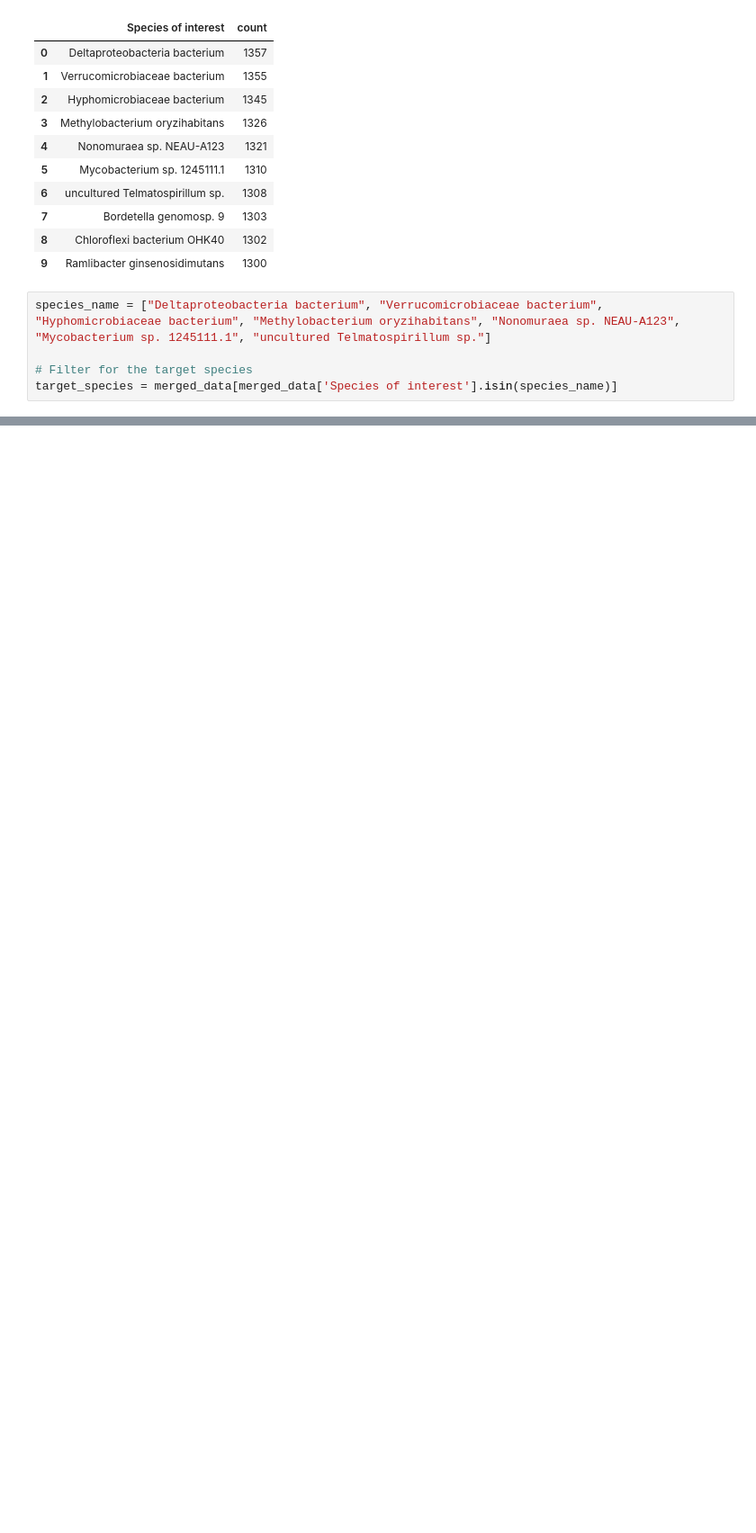
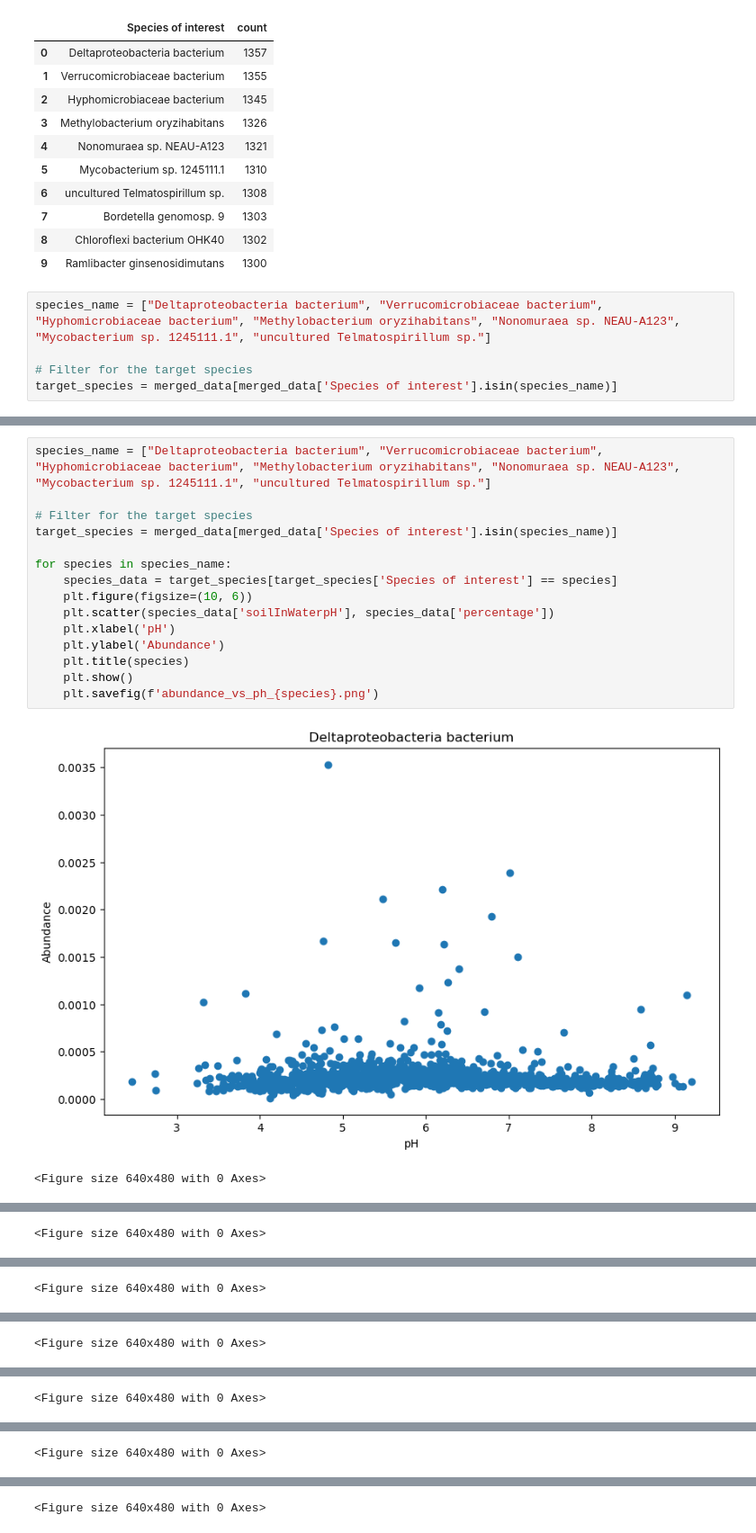
Before and after one commit to nmr2701/506-project, a Jupyter notebook: pipeline.ipynb, the cells around one changed output, grey strips where cells are left out. Shown at 90% size. Drawn from its saved outputs; the diff is of its cells as text; blank space fills up the shorter version.

```diff
--- a/pipeline.ipynb
+++ b/pipeline.ipynb
@@ -152,0 +194,18 @@ for species in species_name:
+# %%
+species_name = ["Deltaproteobacteria bacterium", "Verrucomicrobiaceae bacterium", "Hyphomicrobiaceae bacterium", "Methylobacterium oryzihabitans", "Nonomuraea sp. NEAU-A123", "Mycobacterium sp. 1245111.1", "uncultured Telmatospirillum sp."]
+
+# Filter for the target species
+target_species = merged_data[merged_data['Species of interest'].isin(species_name)]
+
+for species in species_name:
+    species_data = target_species[target_species['Species of interest'] == species]
+    plt.figure(figsize=(10, 6))
+    plt.scatter(species_data['soilInWaterpH'], species_data['percentage'])
+    plt.xlabel('pH')
+    plt.ylabel('Abundance')
+    plt.title(species)
+    plt.show()
+    plt.savefig(f'abundance_vs_ph_{species}.png')
+# %% [output]
+[figure, added]
+<Figure size 640x480 with 0 Axes>
@@ -152,0 +213 @@ for species in species_name:
+<Figure size 640x480 with 0 Axes>
@@ -152,0 +215 @@ for species in species_name:
+<Figure size 640x480 with 0 Axes>
@@ -152,0 +217 @@ for species in species_name:
+<Figure size 640x480 with 0 Axes>
@@ -152,0 +219 @@ for species in species_name:
+<Figure size 640x480 with 0 Axes>
@@ -152,0 +221 @@ for species in species_name:
+<Figure size 640x480 with 0 Axes>
@@ -152,0 +223 @@ for species in species_name:
+<Figure size 640x480 with 0 Axes>
```
Also changed, not shown: parts of 17 cells of this notebook, 2 other files.
